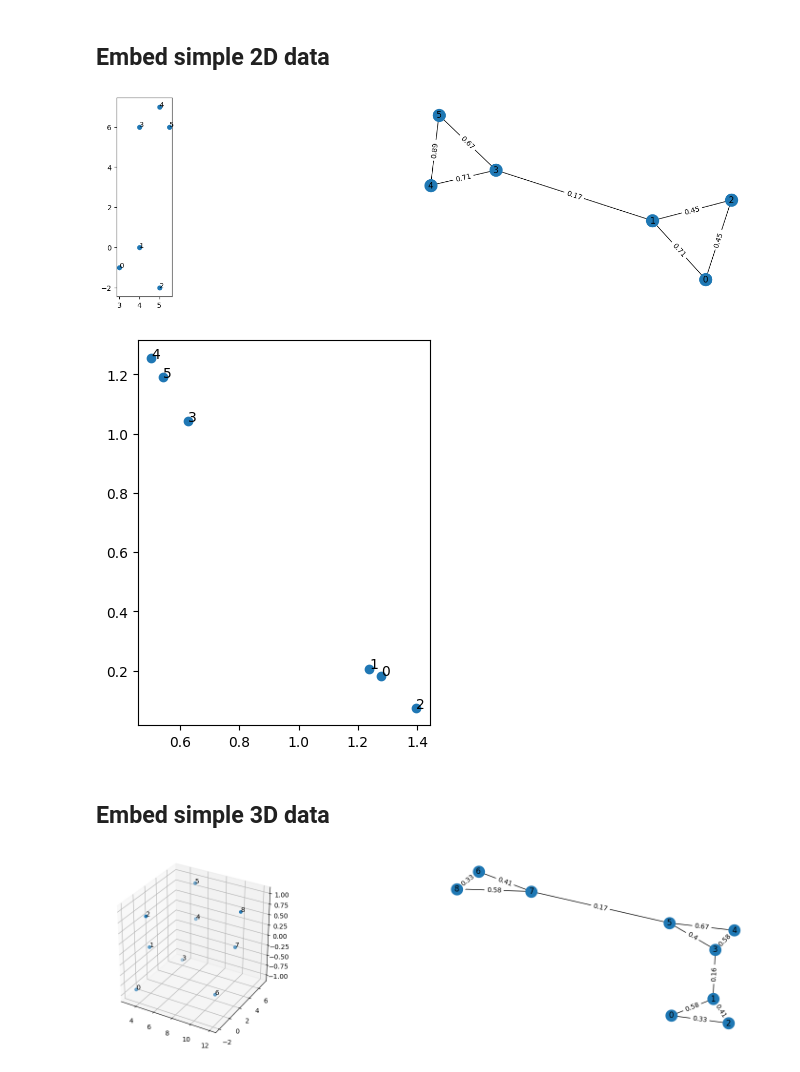
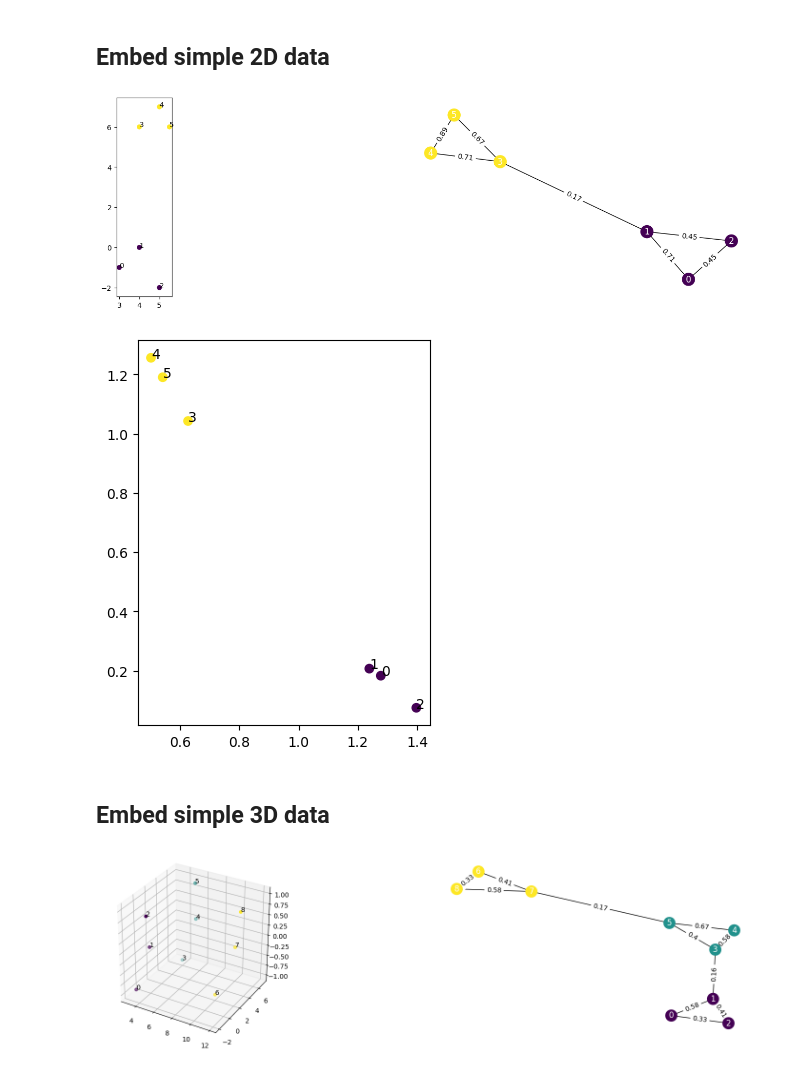
Before and after one commit to radajakub/GML-dim-reduction, a Jupyter notebook: notebooks/example.ipynb, the cells around one changed output. Drawn from its saved outputs; the diff is of its cells as text; code cells hidden in the pictures.

Commit message:
add labels

```diff
--- a/notebooks/example.ipynb
+++ b/notebooks/example.ipynb
@@ -10,18 +10,19 @@ from data import small
 ## Embed simple 2D data
 # %%
 data2d = small.TWO_CLOUDS_2D
+data2d_labels = small.TWO_CLOUDS_2D_LABELS
 graph2d = embedding.build_graph(data2d)
 # %%
 # change aspect to 'auto' for nicer graph
-visualization.show_data(data2d, graph2d, aspect='equal')
+visualization.show_data(data2d, graph2d, labels=data2d_labels, aspect='equal')
 # %% [output]
-[figure, old version]
+[figure, new version]
 # %%
 embeddings2d = embedding.embed_graph(graph2d, dims=2, walk_length=100, num_walks=10, seed=0)
 # %%
-visualization.show_embedding(embeddings2d)
+visualization.show_embedding(embeddings2d, labels=data2d_labels)
 # %% [output]
-[figure, old version]
+[figure, new version]
 # %% [markdown]
 ## Embed simple 3D data
 # %%
@@ -29,8 +31,8 @@ data3d = small.THREE_CLOUDS_3D
 graph3d = embedding.build_graph(data3d)
 # %%
-visualization.show_data(data3d, graph3d)
+visualization.show_data(data3d, graph3d, labels=data3d_labels)
 # %% [output]
-[figure, old version]
+[figure, new version]
 # %%
 embeddings3d = embedding.embed_graph(graph3d, dims=2, walk_length=100, num_walks=10, seed=0)
 # %%
```
Also changed, not shown: parts of 2 cells of this notebook, 2 other files.
